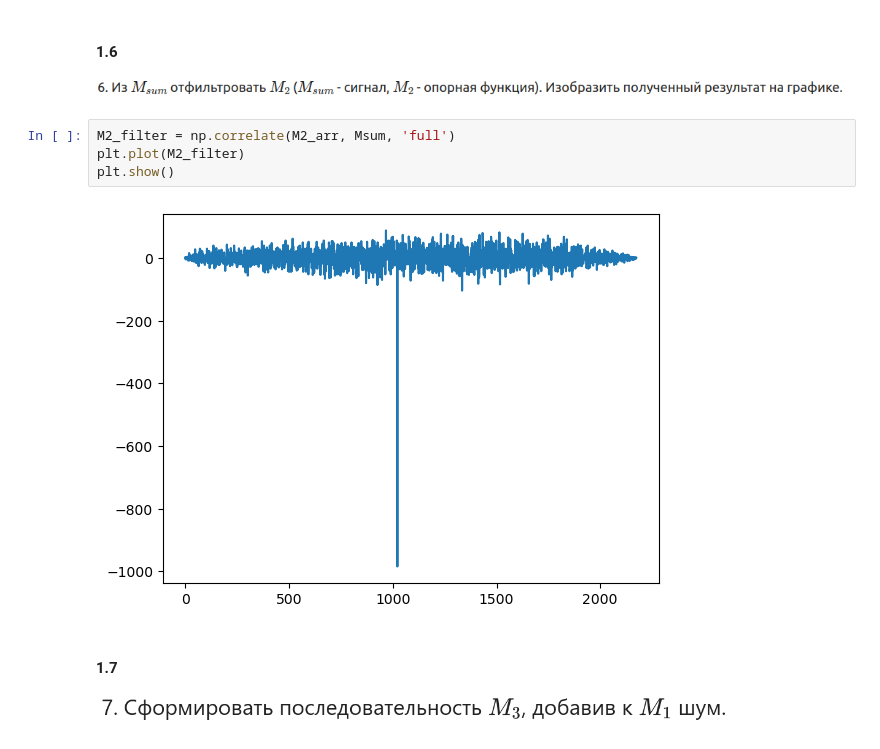
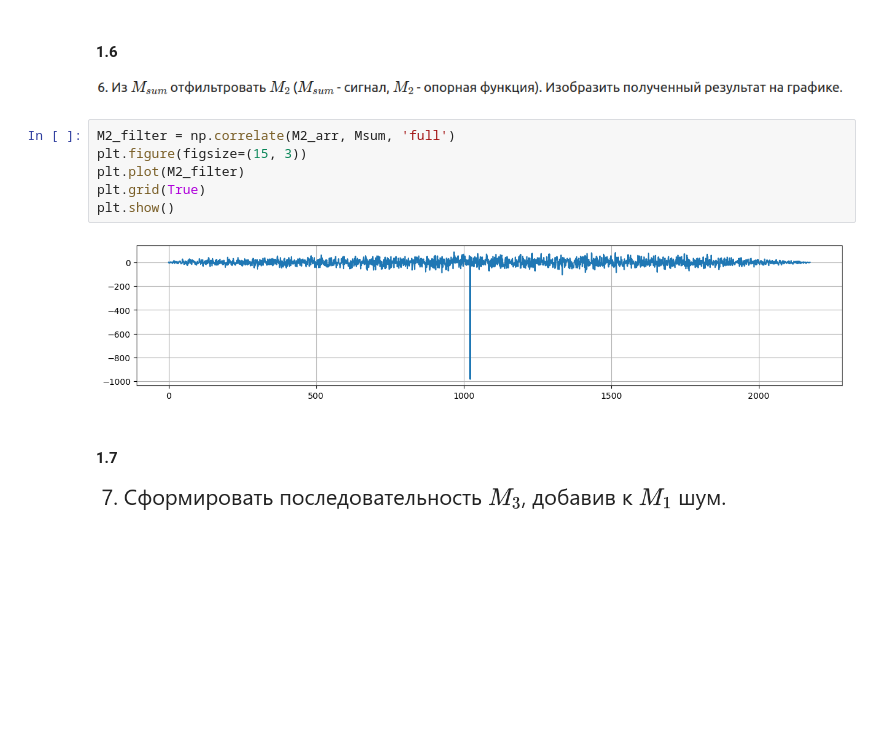
Before and after one commit to Jrvvv/dsp-miet, a Jupyter notebook: P01/PL01.ipynb, the cells around one changed output. Cells and saved outputs as stored; diff of their text form; blank space fills up the shorter version.

```diff
--- a/P01/PL01.ipynb
+++ b/P01/PL01.ipynb
@@ -139,10 +146,12 @@ plt.show()
 ![image.png](attachment:image.png)
 # %%
 M2_filter = np.correlate(M2_arr, Msum, 'full')
+plt.figure(figsize=(15, 3))
 plt.plot(M2_filter)
+plt.grid(True)
 plt.show()
 # %% [output]
-[figure, old version]
+[figure, new version]
 # %% [markdown]
 #### 1.7
 ![image.png](attachment:image.png)
```
Also changed, not shown: parts of 22 cells of this notebook.
